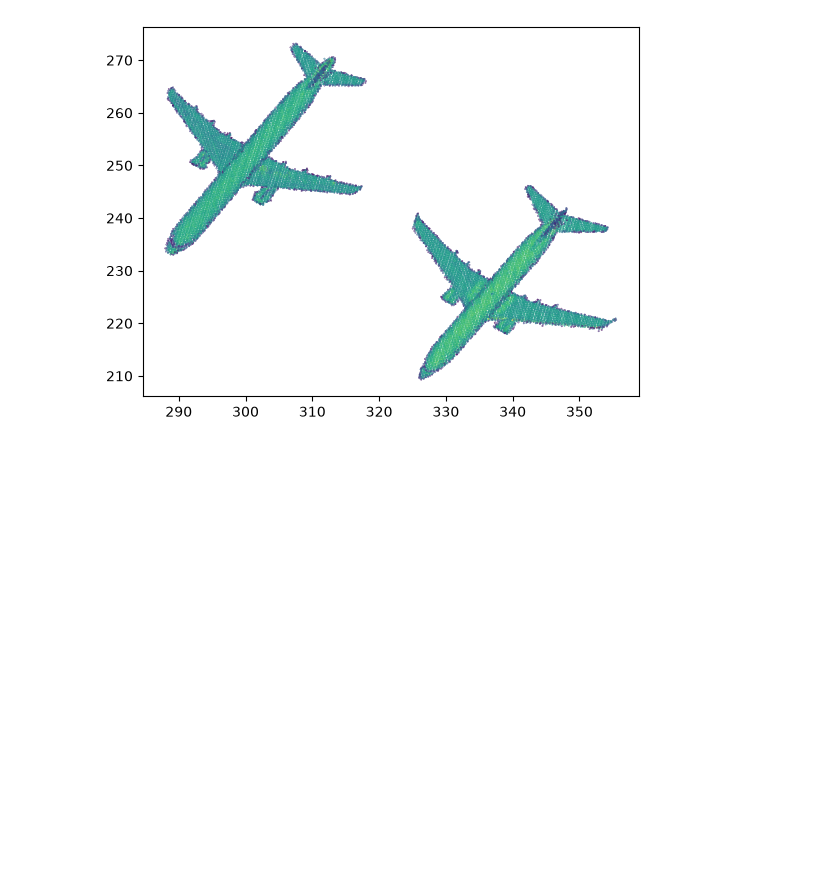
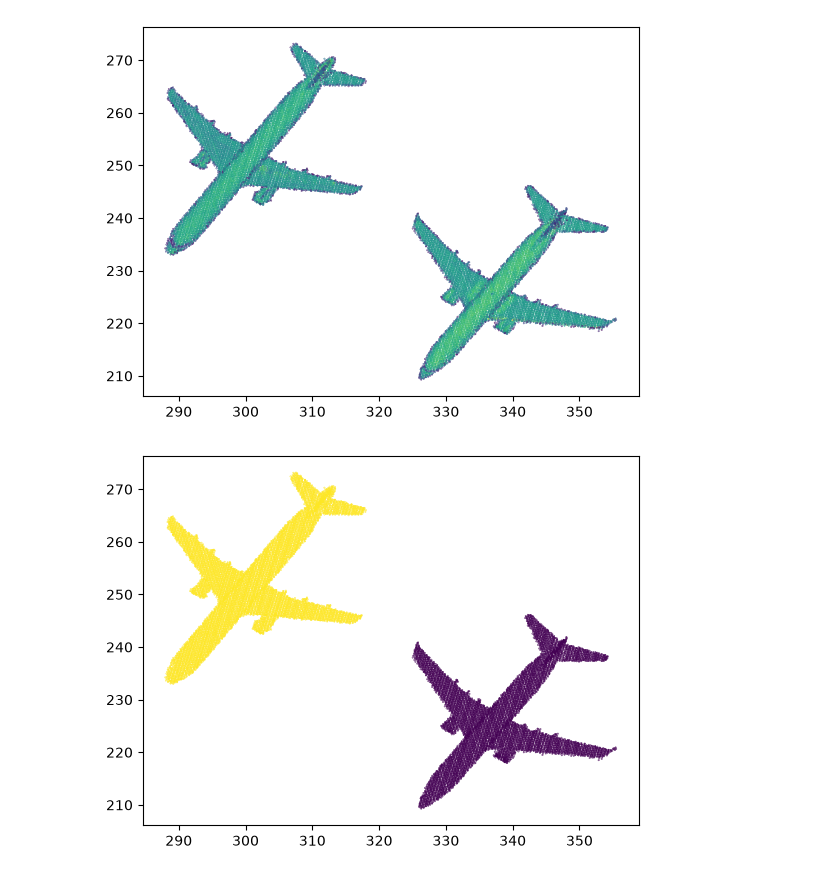
Before and after one commit to saiKelkar/Applied_Semantic_Segmentation_for_LiDAR_Point_Cloud, a Jupyter notebook: K-means.ipynb, the cells around one changed output. Drawn from its saved outputs; the diff is of its cells as text; code cells hidden in the pictures; blank space fills up the shorter version.

```diff
--- a/K-means.ipynb
+++ b/K-means.ipynb
@@ -50,3 +54,13 @@ plt.scatter(x[mask], y[mask], c=intensity[mask], s=0.1)
 plt.show()
 # %% [output]
 [figure]
+# %%
+# X holds the points we are interested in
+X = np.column_stack((x[mask], y[mask]))
+# %%
+# K-Means implementation
+kmeans = KMeans(n_clusters = 2).fit(X)
+plt.scatter(x[mask], y[mask], c=kmeans.labels_, s=0.1)
+plt.show()
+# %% [output]
+[figure, added]
```
Also changed, not shown: parts of 7 cells of this notebook.
